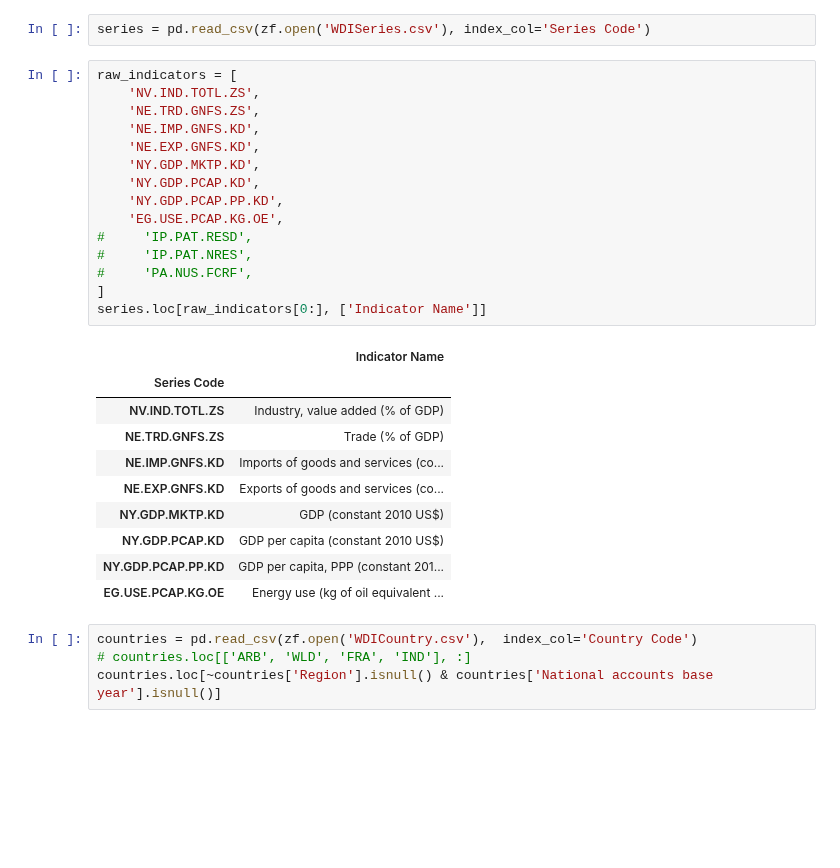
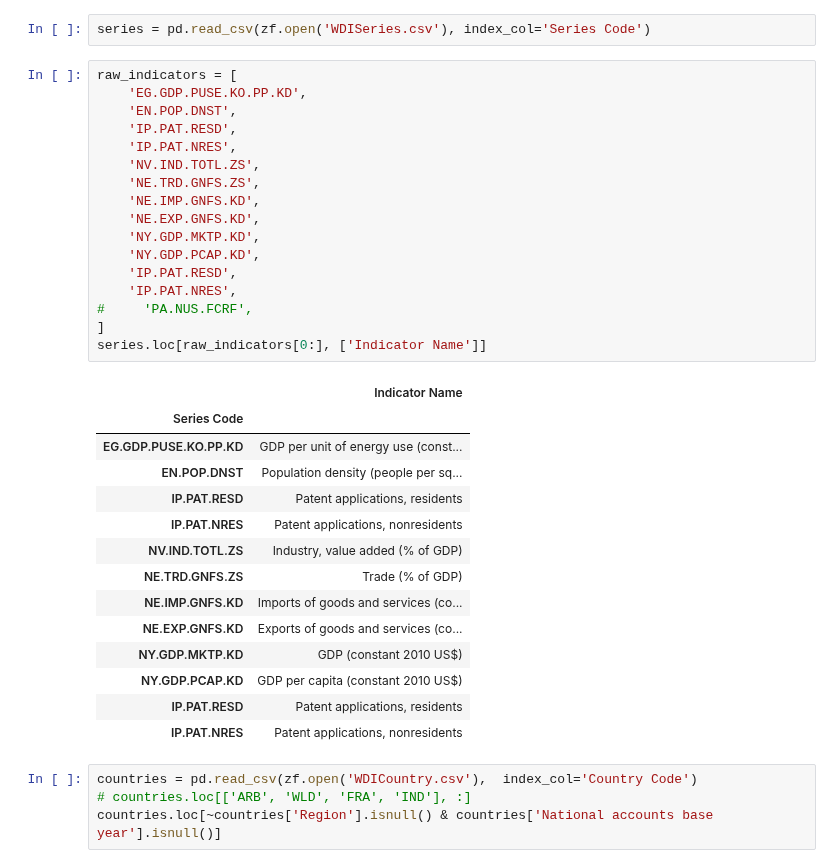
Before and after one commit to drakesiard/em-2020, a Jupyter notebook: data/D1_extract_WB_series.ipynb, the cells around one changed output. Saved outputs shown, nothing was run; the diff lists cells and outputs as text; blank space fills up the shorter version.

```diff
--- a/data/D1_extract_WB_series.ipynb
+++ b/data/D1_extract_WB_series.ipynb
@@ -23,30 +23,36 @@ zf = zipfile.ZipFile(os.path.join(data_path, 'WDI_csv.zip'))
 series = pd.read_csv(zf.open('WDISeries.csv'), index_col='Series Code')
 # %%
 raw_indicators = [
+    'EG.GDP.PUSE.KO.PP.KD',
+    'EN.POP.DNST',
+    'IP.PAT.RESD',
+    'IP.PAT.NRES',
     'NV.IND.TOTL.ZS',
     'NE.TRD.GNFS.ZS',
     'NE.IMP.GNFS.KD',
     'NE.EXP.GNFS.KD',
     'NY.GDP.MKTP.KD',
     'NY.GDP.PCAP.KD',
-    'NY.GDP.PCAP.PP.KD',
-    'EG.USE.PCAP.KG.OE',
-#     'IP.PAT.RESD',
-#     'IP.PAT.NRES',
+    'IP.PAT.RESD',
+    'IP.PAT.NRES',
 #     'PA.NUS.FCRF',
 ]
 series.loc[raw_indicators[0:], ['Indicator Name']]
 # %% [output]
 |  | Indicator Name |
 | Series Code |  |
+| EG.GDP.PUSE.KO.PP.KD | GDP per unit of energy use (const... |
+| EN.POP.DNST | Population density (people per sq... |
+| IP.PAT.RESD | Patent applications, residents |
+| IP.PAT.NRES | Patent applications, nonresidents |
 | NV.IND.TOTL.ZS | Industry, value added (% of GDP) |
 | NE.TRD.GNFS.ZS | Trade (% of GDP) |
 | NE.IMP.GNFS.KD | Imports of goods and services (co... |
 | NE.EXP.GNFS.KD | Exports of goods and services (co... |
 | NY.GDP.MKTP.KD | GDP (constant 2010 US$) |
 | NY.GDP.PCAP.KD | GDP per capita (constant 2010 US$) |
-| NY.GDP.PCAP.PP.KD | GDP per capita, PPP (constant 201... |
-| EG.USE.PCAP.KG.OE | Energy use (kg of oil equivalent ... |
+| IP.PAT.RESD | Patent applications, residents |
+| IP.PAT.NRES | Patent applications, nonresidents |
 # %%
 countries = pd.read_csv(zf.open('WDICountry.csv'),  index_col='Country Code')
 # countries.loc[['ARB', 'WLD', 'FRA', 'IND'], :]
```
Also changed, not shown: parts of 5 cells of this notebook, 1 other file.
